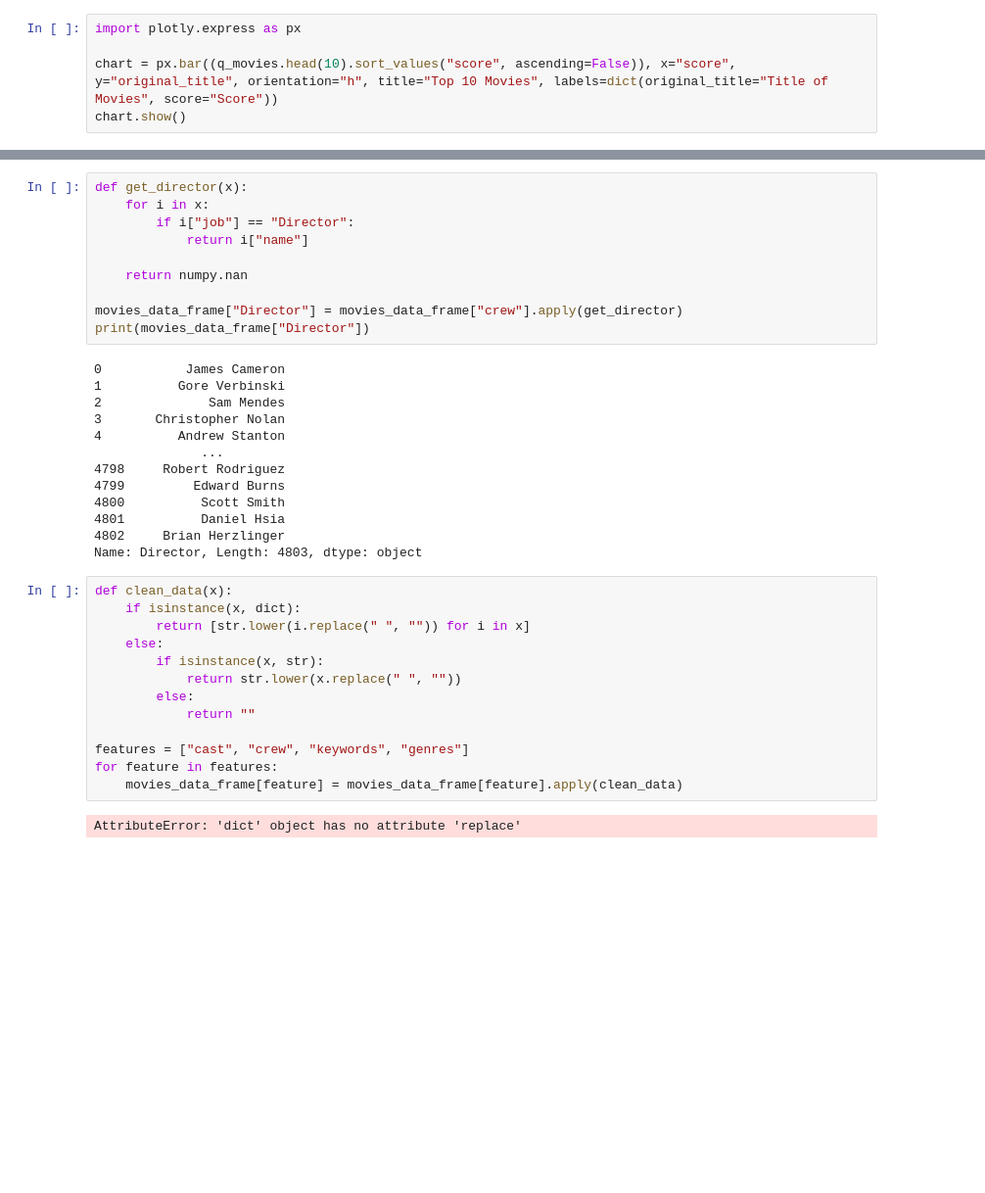
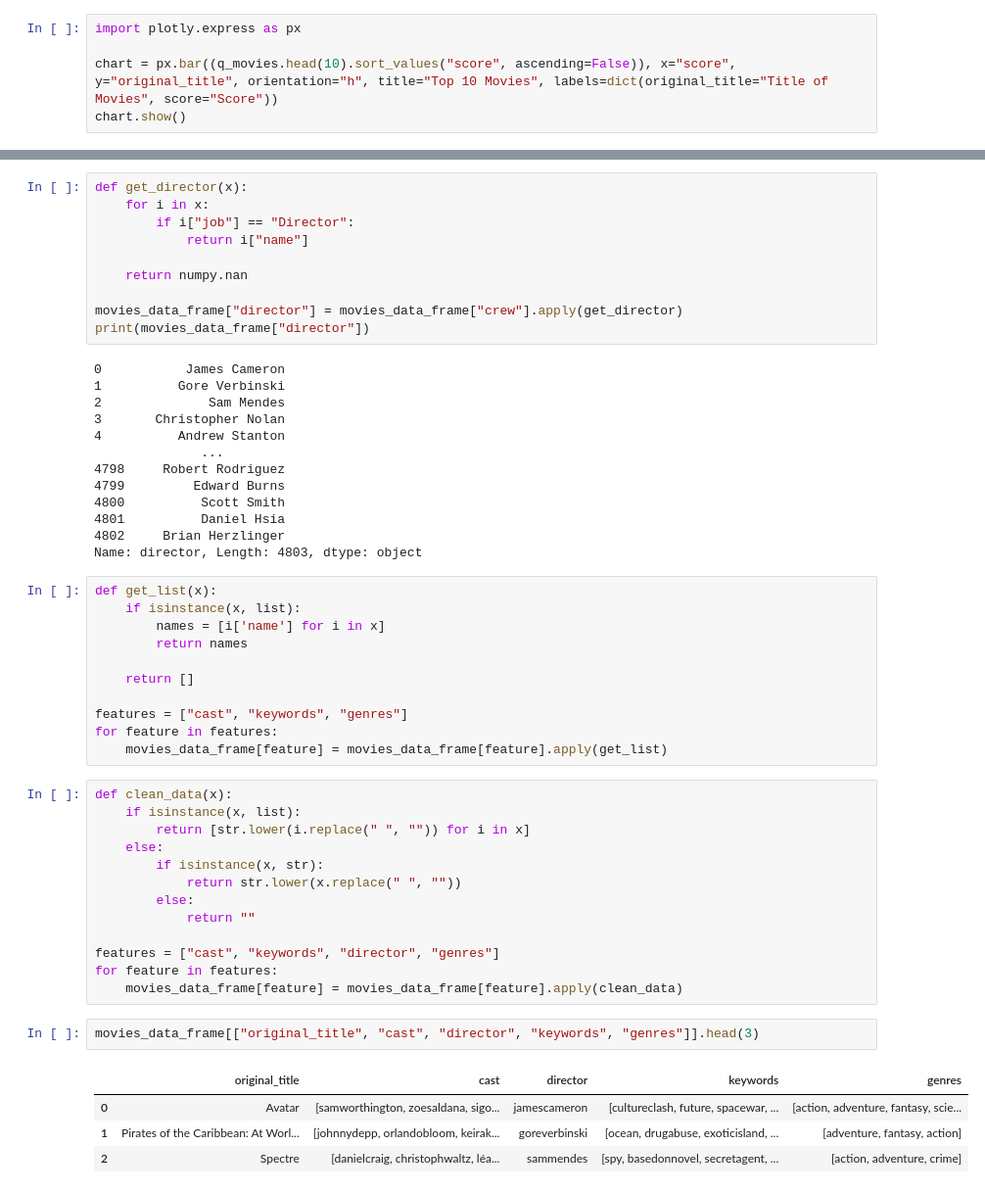
Before and after one commit to YamiAtem/MovieRecommendation, a Jupyter notebook: notebook.ipynb, the cells around one changed output, grey strips where cells are left out. Shown: that part at 98% size. Cells and saved outputs as stored; diff of their text form; blank space fills up the shorter version.

```diff
--- a/notebook.ipynb
+++ b/notebook.ipynb
@@ -131,8 +127,8 @@ def get_director(x):
 
     return numpy.nan
 
-movies_data_frame["Director"] = movies_data_frame["crew"].apply(get_director)
-print(movies_data_frame["Director"])
+movies_data_frame["director"] = movies_data_frame["crew"].apply(get_director)
+print(movies_data_frame["director"])
 # %% [output]
 0           James Cameron
 1          Gore Verbinski
@@ -145,10 +141,21 @@ print(movies_data_frame["Director"])
 4800          Scott Smith
 4801          Daniel Hsia
 4802     Brian Herzlinger
-Name: Director, Length: 4803, dtype: object
+Name: director, Length: 4803, dtype: object
+# %%
+def get_list(x):
+    if isinstance(x, list):
+        names = [i['name'] for i in x]
+        return names
+
+    return []
+
+features = ["cast", "keywords", "genres"]
+for feature in features:
+    movies_data_frame[feature] = movies_data_frame[feature].apply(get_list)
 # %%
 def clean_data(x):
-    if isinstance(x, dict):
+    if isinstance(x, list):
         return [str.lower(i.replace(" ", "")) for i in x]
     else:
         if isinstance(x, str):
@@ -156,8 +163,13 @@ def clean_data(x):
         else:
             return ""
 
-features = ["cast", "crew", "keywords", "genres"]
+features = ["cast", "keywords", "director", "genres"]
 for feature in features:
     movies_data_frame[feature] = movies_data_frame[feature].apply(clean_data)
-# %% [output]
-AttributeError: 'dict' object has no attribute 'replace'
+# %%
+movies_data_frame[["original_title", "cast", "director", "keywords", "genres"]].head(3)
+# %% [output]
+|  | original_title | cast | director | keywords | genres |
+| 0 | Avatar | [samworthington, zoesaldana, sigo... | jamescameron | [cultureclash, future, spacewar, ... | [action, adventure, fantasy, scie... |
+| 1 | Pirates of the Caribbean: At Worl... | [johnnydepp, orlandobloom, keirak... | goreverbinski | [ocean, drugabuse, exoticisland, ... | [adventure, fantasy, action] |
+| 2 | Spectre | [danielcraig, christophwaltz, léa... | sammendes | [spy, basedonnovel, secretagent, ... | [action, adventure, crime] |
```
Also changed, not shown: parts of 2 cells of this notebook.
